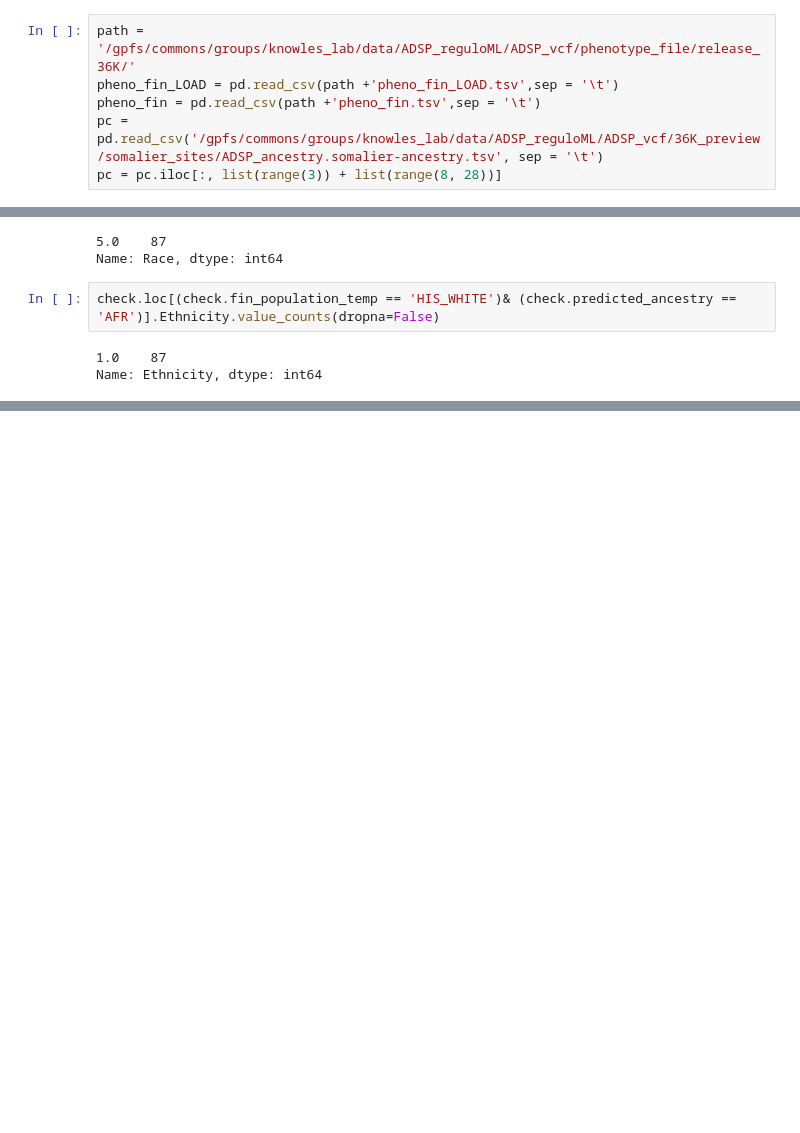
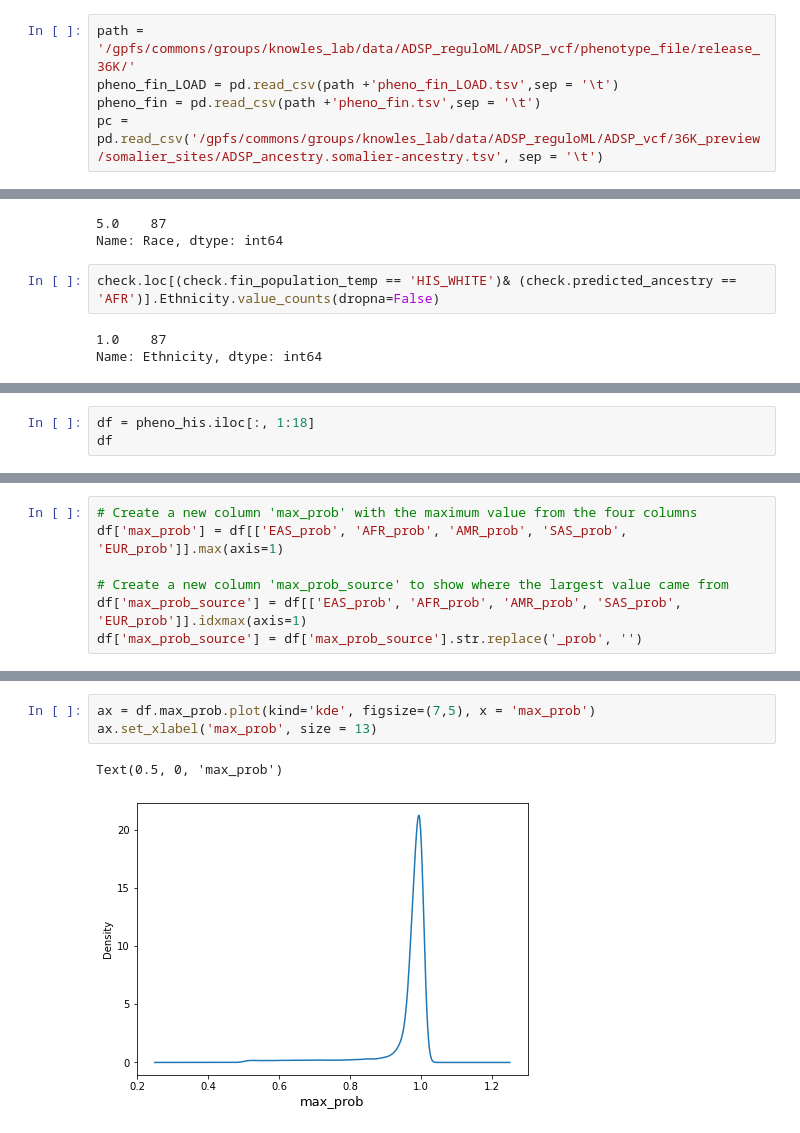
Before and after one commit to teresa-sansan/ADSP_polyfun, a Jupyter notebook: data_processing/phenotype/merge_pheno_pc_population.ipynb, the cells around one changed output, grey strips where cells are left out. Drawn from its saved outputs; the diff is of its cells as text; blank space fills up the shorter version.

```diff
--- a/data_processing/phenotype/merge_pheno_pc_population.ipynb
+++ b/data_processing/phenotype/merge_pheno_pc_population.ipynb
@@ -9,7 +9,6 @@ path = '/gpfs/commons/groups/knowles_lab/data/ADSP_reguloML/ADSP_vcf/phenotype_f
 pheno_fin_LOAD = pd.read_csv(path +'pheno_fin_LOAD.tsv',sep = '\t')
 pheno_fin = pd.read_csv(path +'pheno_fin.tsv',sep = '\t')
 pc = pd.read_csv('/gpfs/commons/groups/knowles_lab/data/ADSP_reguloML/ADSP_vcf/36K_preview/somalier_sites/ADSP_ancestry.somalier-ancestry.tsv', sep = '\t')
-pc = pc.iloc[:, list(range(3)) + list(range(8, 28))]
 # %%
 pc = pc.iloc[:, list(range(3)) + list(range(8, 28))]
 pc
@@ -223,0 +251,3 @@ Name: Ethnicity, dtype: int64
+# %%
+df = pheno_his.iloc[:, 1:18]
+df
@@ -223,0 +268,7 @@ Name: Ethnicity, dtype: int64
+# %%
+# Create a new column 'max_prob' with the maximum value from the four columns
+df['max_prob'] = df[['EAS_prob', 'AFR_prob', 'AMR_prob', 'SAS_prob', 'EUR_prob']].max(axis=1)
+
+# Create a new column 'max_prob_source' to show where the largest value came from
+df['max_prob_source'] = df[['EAS_prob', 'AFR_prob', 'AMR_prob', 'SAS_prob', 'EUR_prob']].idxmax(axis=1)
+df['max_prob_source'] = df['max_prob_source'].str.replace('_prob', '')
@@ -223,0 +292,6 @@ Name: Ethnicity, dtype: int64
+# %%
+ax = df.max_prob.plot(kind='kde', figsize=(7,5), x = 'max_prob')
+ax.set_xlabel('max_prob', size = 13)
+# %% [output]
+Text(0.5, 0, 'max_prob')
+[figure, added]
```
Also changed, not shown: parts of 14 cells of this notebook.
